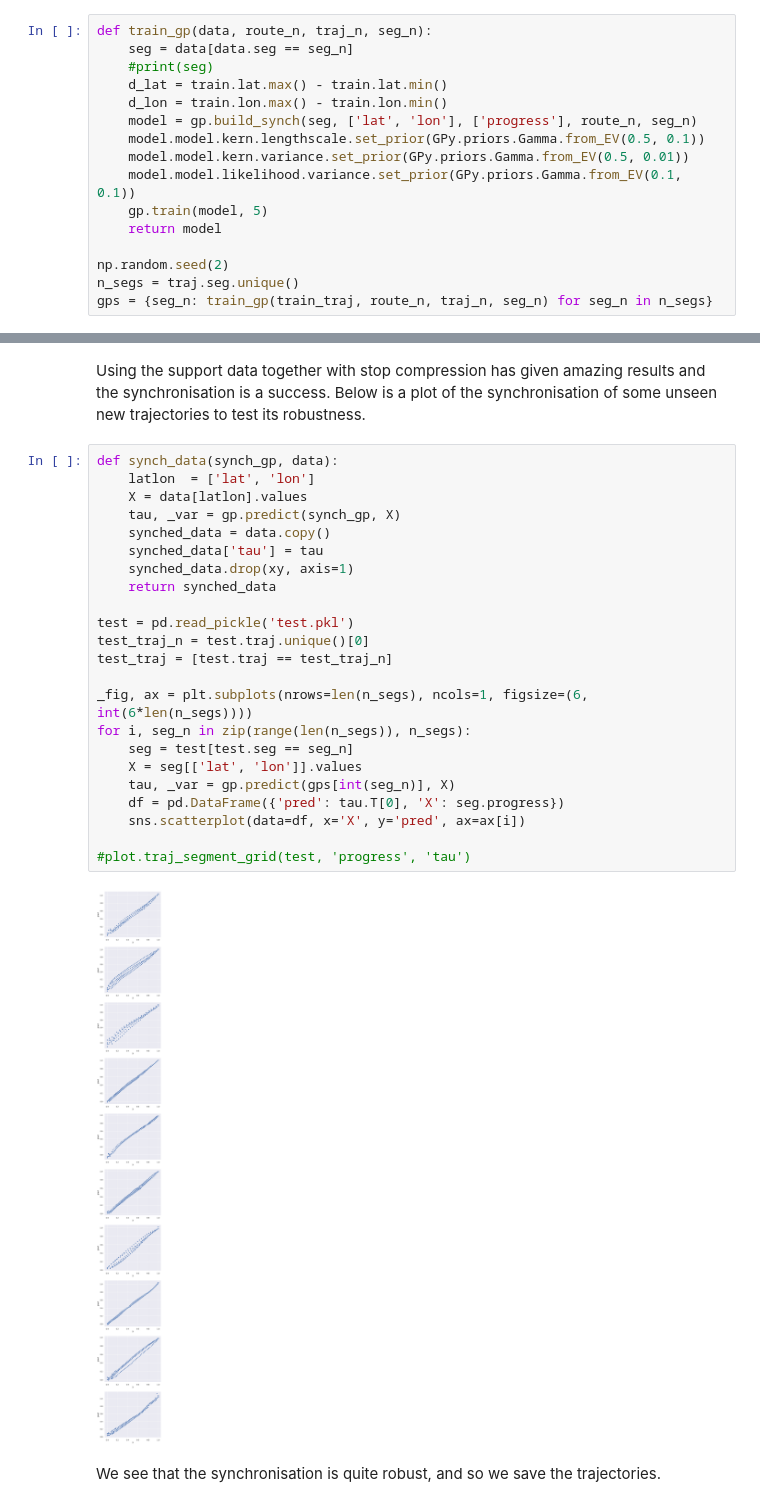
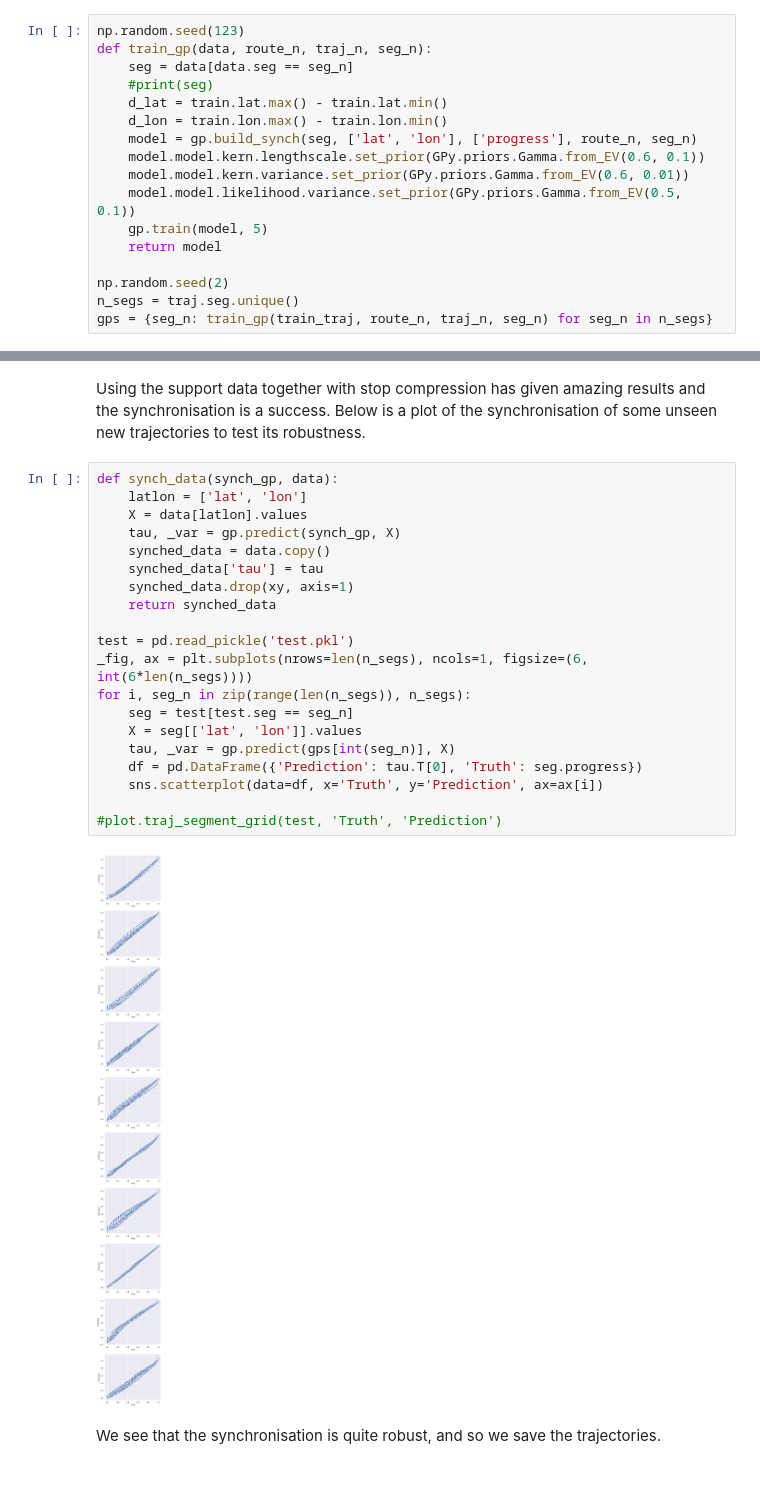
Before and after one commit to M20190649/TDDE19-bus-arrival-time, a Jupyter notebook: GP/Arrival Time Prediction 3 - Synchronisation.ipynb, the cells around one changed output, grey strips where cells are left out. Saved outputs shown, nothing was run; the diff lists cells and outputs as text; blank space fills up the shorter version.

```diff
--- a/GP/Arrival Time Prediction 3 - Synchronisation.ipynb
+++ b/GP/Arrival Time Prediction 3 - Synchronisation.ipynb
@@ -114,15 +114,16 @@ plot.traj_segment_grid(train_traj, 'lat', 'lon')
 # %% [markdown]
 Having found a seg_n that seems typical we can now fit GPs for each of its segments.
 # %%
+np.random.seed(123)
 def train_gp(data, route_n, traj_n, seg_n):
     seg = data[data.seg == seg_n]
     #print(seg)
     d_lat = train.lat.max() - train.lat.min()
     d_lon = train.lon.max() - train.lon.min()
     model = gp.build_synch(seg, ['lat', 'lon'], ['progress'], route_n, seg_n)
-    model.model.kern.lengthscale.set_prior(GPy.priors.Gamma.from_EV(0.5, 0.1))
-    model.model.kern.variance.set_prior(GPy.priors.Gamma.from_EV(0.5, 0.01))
-    model.model.likelihood.variance.set_prior(GPy.priors.Gamma.from_EV(0.1, 0.1))
+    model.model.kern.lengthscale.set_prior(GPy.priors.Gamma.from_EV(0.6, 0.1))
+    model.model.kern.variance.set_prior(GPy.priors.Gamma.from_EV(0.6, 0.01))
+    model.model.likelihood.variance.set_prior(GPy.priors.Gamma.from_EV(0.5, 0.1))
     gp.train(model, 5)
     return model
 
@@ -196,29 +197,26 @@ for model in gps.values():
 Using the support data together with stop compression has given amazing results and the synchronisation is a success. Below is a plot of the synchronisation of some unseen new trajectories to test its robustness.
 # %%
 def synch_data(synch_gp, data):
-    latlon  = ['lat', 'lon']
+    latlon = ['lat', 'lon']
     X = data[latlon].values
     tau, _var = gp.predict(synch_gp, X)
     synched_data = data.copy()
     synched_data['tau'] = tau
     synched_data.drop(xy, axis=1)
     return synched_data
 
 test = pd.read_pickle('test.pkl')
-test_traj_n = test.traj.unique()[0]
-test_traj = [test.traj == test_traj_n]
-
 _fig, ax = plt.subplots(nrows=len(n_segs), ncols=1, figsize=(6, int(6*len(n_segs))))
 for i, seg_n in zip(range(len(n_segs)), n_segs):
     seg = test[test.seg == seg_n]
     X = seg[['lat', 'lon']].values
     tau, _var = gp.predict(gps[int(seg_n)], X)
-    df = pd.DataFrame({'pred': tau.T[0], 'X': seg.progress})
-    sns.scatterplot(data=df, x='X', y='pred', ax=ax[i])
+    df = pd.DataFrame({'Prediction': tau.T[0], 'Truth': seg.progress})
+    sns.scatterplot(data=df, x='Truth', y='Prediction', ax=ax[i])
 
-#plot.traj_segment_grid(test, 'progress', 'tau')
+#plot.traj_segment_grid(test, 'Truth', 'Prediction')
 # %% [output]
-[figure, old version]
+[figure, new version]
 # %% [markdown]
 We see that the synchronisation is quite robust, and so we save the trajectories.
 # %%
```
Also changed, not shown: parts of 7 cells of this notebook, 3 other files.
